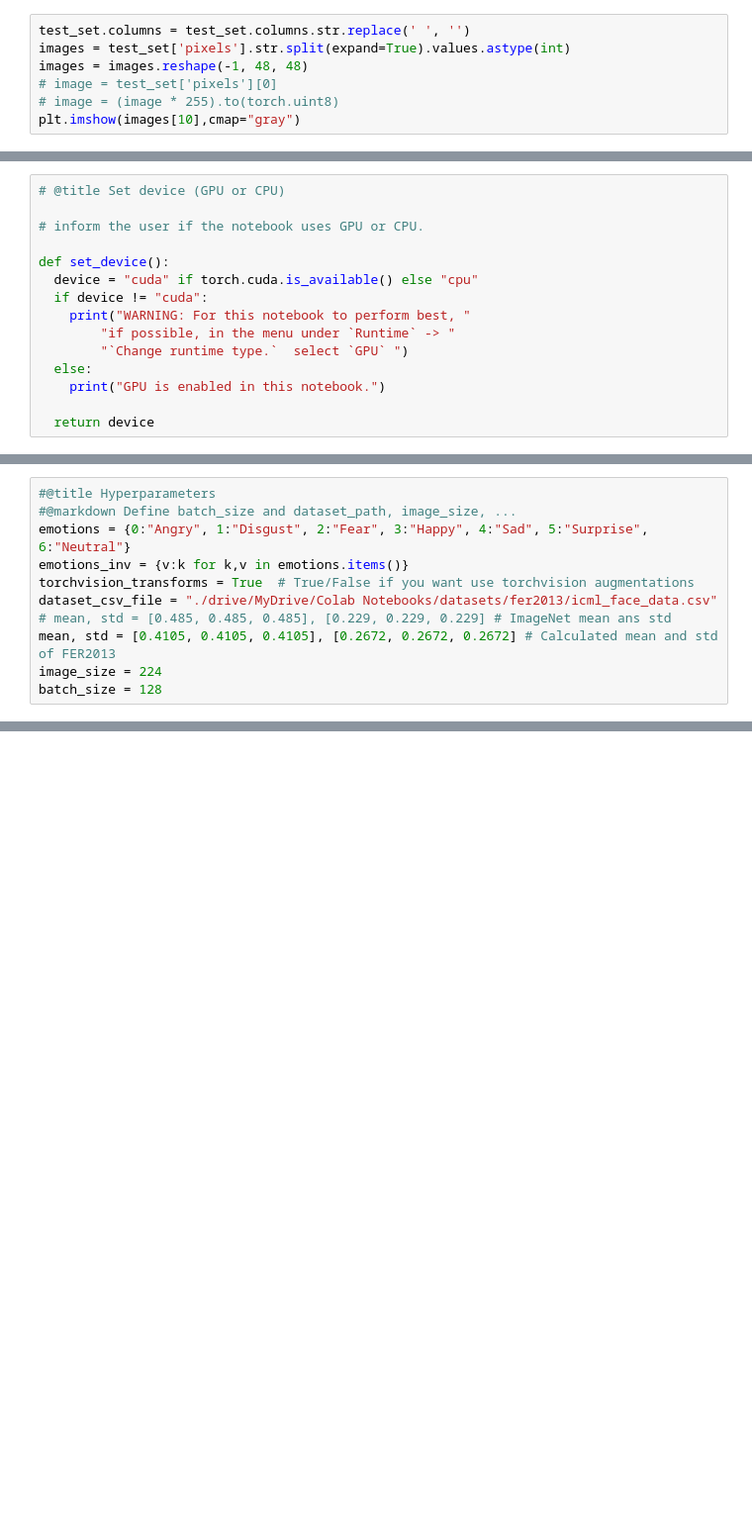
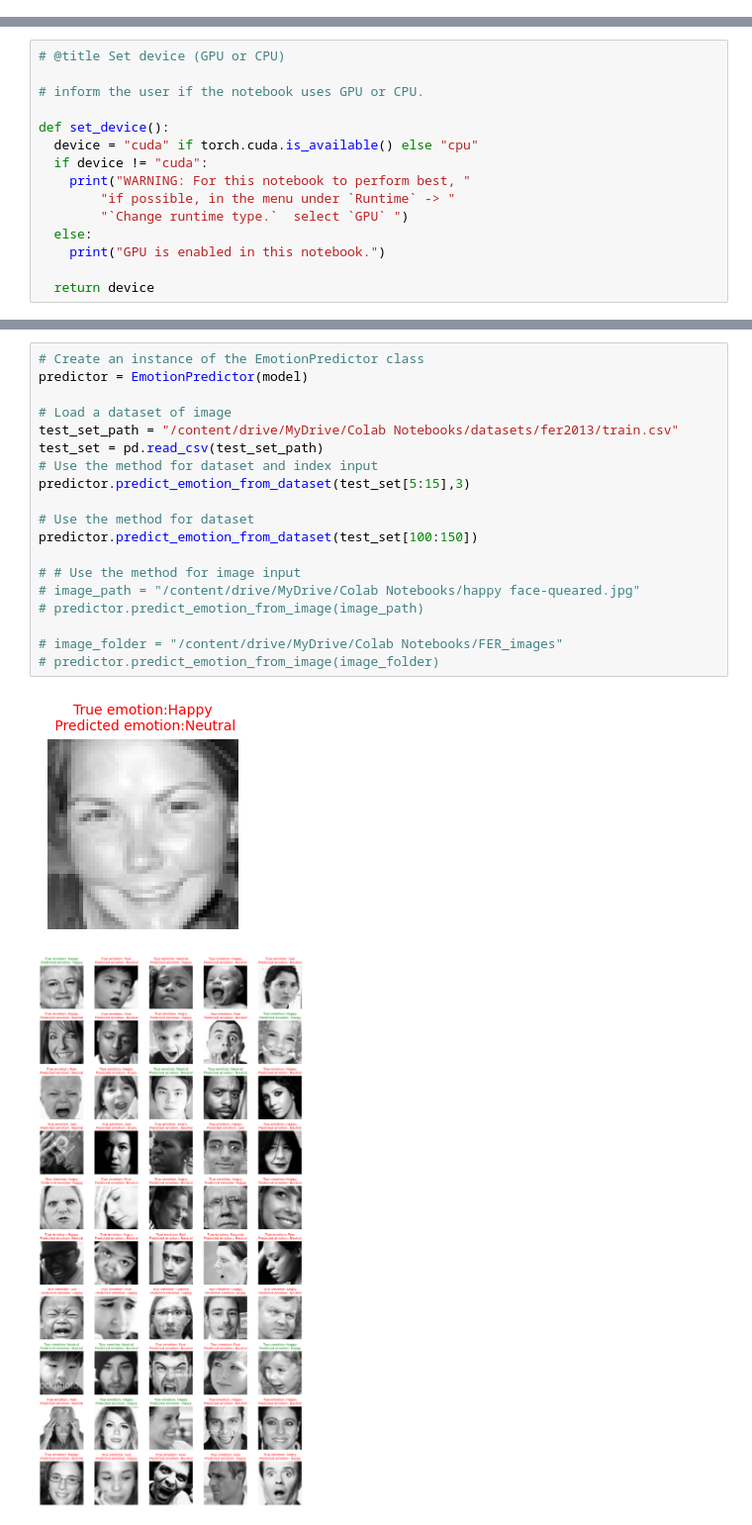
Before and after one commit to zsnoori/NMA_DL_FER, a Jupyter notebook: Using_FER_model.ipynb, the cells around one changed output, grey strips where cells are left out. Shown at 99% size. Drawn from its saved outputs; the diff is of its cells as text; blank space fills up the shorter version.

Commit message:
predictor class to use a saved FER model with different input images

```diff
--- a/Using_FER_model.ipynb
+++ b/Using_FER_model.ipynb
@@ -28,7 +32,0 @@ test_set = pd.read_csv(test_set_path)
-# %%
-test_set.columns = test_set.columns.str.replace(' ', '')
-images = test_set['pixels'].str.split(expand=True).values.astype(int)
-images = images.reshape(-1, 48, 48)
-# image = test_set['pixels'][0]
-# image = (image * 255).to(torch.uint8)
-plt.imshow(images[10],cmap="gray")
@@ -182,11 +47,0 @@ models path: /content/drive/MyDrive/Colab Notebooks/Logs/Models
-# %%
-#@title Hyperparameters
-#@markdown Define batch_size and dataset_path, image_size, ...
-emotions = {0:"Angry", 1:"Disgust", 2:"Fear", 3:"Happy", 4:"Sad", 5:"Surprise", 6:"Neutral"}
-emotions_inv = {v:k for k,v in emotions.items()}
-torchvision_transforms = True  # True/False if you want use torchvision augmentations
-dataset_csv_file = "./drive/MyDrive/Colab Notebooks/datasets/fer2013/icml_face_data.csv"
-# mean, std = [0.485, 0.485, 0.485], [0.229, 0.229, 0.229] # ImageNet mean ans std
-mean, std = [0.4105, 0.4105, 0.4105], [0.2672, 0.2672, 0.2672] # Calculated mean and std of FER2013
-image_size = 224
-batch_size = 128
@@ -545,0 +188,22 @@ plt.show()
+# %%
+# Create an instance of the EmotionPredictor class
+predictor = EmotionPredictor(model)
+
+# Load a dataset of image
+test_set_path = "/content/drive/MyDrive/Colab Notebooks/datasets/fer2013/train.csv"
+test_set = pd.read_csv(test_set_path)
+# Use the method for dataset and index input
+predictor.predict_emotion_from_dataset(test_set[5:15],3)
+
+# Use the method for dataset
+predictor.predict_emotion_from_dataset(test_set[100:150])
+
+# # Use the method for image input
+# image_path = "/content/drive/MyDrive/Colab Notebooks/happy face-queared.jpg"
+# predictor.predict_emotion_from_image(image_path)
+
+# image_folder = "/content/drive/MyDrive/Colab Notebooks/FER_images"
+# predictor.predict_emotion_from_image(image_folder)
+# %% [output]
+[figure, added]
+[figure, added]
```
Also changed, not shown: parts of 39 cells of this notebook.
